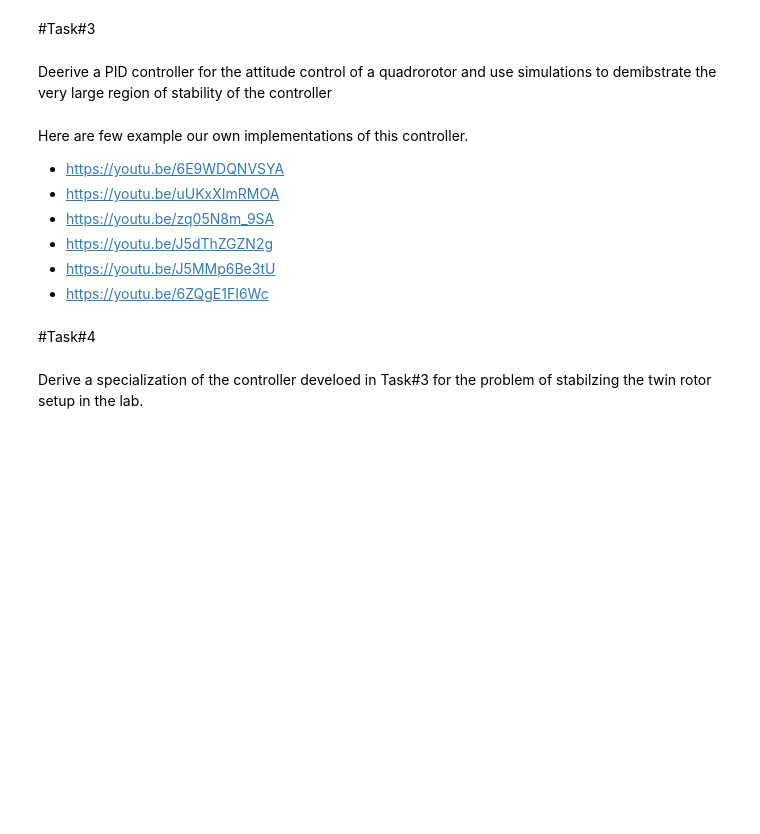
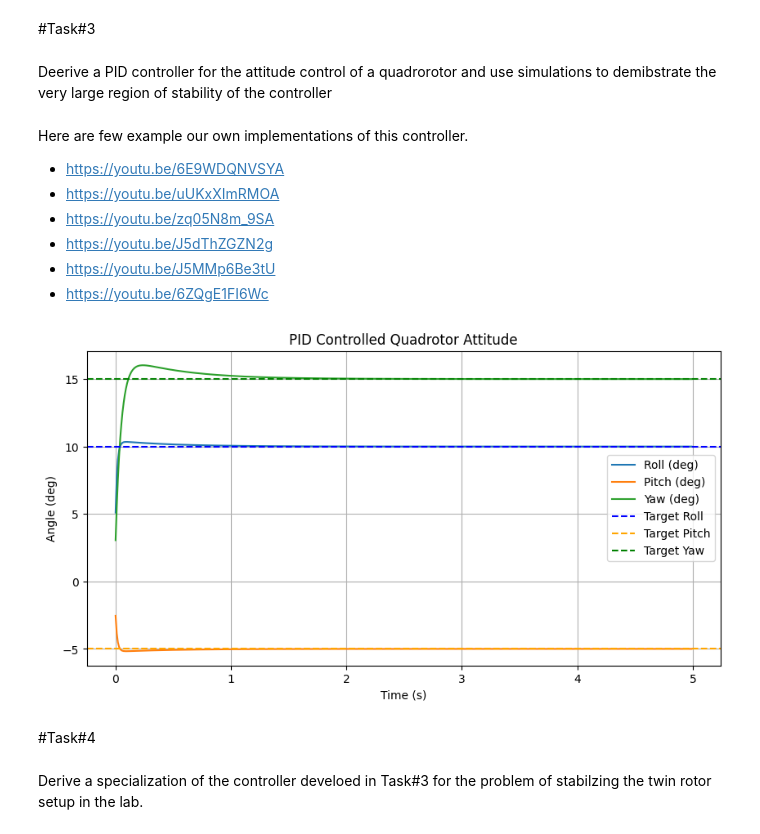
Before and after one commit to Buddhikagayan99/E-19-022, a Jupyter notebook: mechanics/assignments/ME421_ControlSystems_Lab.ipynb, the cells around one changed output. Saved outputs shown, nothing was run; the diff lists cells and outputs as text; code cells hidden in the pictures; blank space fills up the shorter version.

```diff
--- a/mechanics/assignments/ME421_ControlSystems_Lab.ipynb
+++ b/mechanics/assignments/ME421_ControlSystems_Lab.ipynb
@@ -156,6 +160,82 @@ Here are few example our own implementations of this controller.
 * https://youtu.be/J5dThZGZN2g
 * https://youtu.be/J5MMp6Be3tU
 * https://youtu.be/6ZQgE1FI6Wc
+# %%
+import numpy as np
+import matplotlib.pyplot as plt
+
+class PIDController:
+    def __init__(self, Kp, Ki, Kd, dt):
+        self.Kp = Kp
+        self.Ki = Ki
+        self.Kd = Kd
+        self.dt = dt
+        self.integral = 0
+        self.previous_error = 0
+
+    def compute(self, error):
+        self.integral += error * self.dt
+        derivative = (error - self.previous_error) / self.dt
+        output = self.Kp * error + self.Ki * self.integral + self.Kd * derivative
+        self.previous_error = error
+        return output
+
+class Quadrotor:
+    def __init__(self, dt=0.01):
+        self.dt = dt
+        self.angle = np.array([0.0, 0.0, 0.0])  # [roll, pitch, yaw]
+        self.angular_velocity = np.array([0.0, 0.0, 0.0])
+
+    def update(self, torque):
+        moment_of_inertia = np.array([0.02, 0.02, 0.04])  # Approximate values
+        angular_acceleration = torque / moment_of_inertia
+        self.angular_velocity += angular_acceleration * self.dt
+        self.angle += self.angular_velocity * self.dt
+
+# Simulation parameters
+dt = 0.01  # Time step
+time = np.arange(0, 5, dt)  # 5 seconds simulation
+
+# PID controllers for roll, pitch, and yaw
+pid_roll = PIDController(Kp=2.0, Ki=0.1, Kd=1.0, dt=dt)
+pid_pitch = PIDController(Kp=2.0, Ki=0.1, Kd=1.0, dt=dt)
+pid_yaw = PIDController(Kp=1.5, Ki=0.05, Kd=0.8, dt=dt)
+
+quadrotor = Quadrotor(dt)
+
+# Desired angles (setpoints)
+desired_angle = np.array([10.0, -5.0, 15.0])  # [roll, pitch, yaw]
+
+# Data storage
+angles = []
+for t in time:
+    error = desired_angle - quadrotor.angle
+    torque = np.array([
+        pid_roll.compute(error[0]),
+        pid_pitch.compute(error[1]),
+        pid_yaw.compute(error[2])
+    ])
+    quadrotor.update(torque)
+    angles.append(quadrotor.angle.copy())
+
+angles = np.array(angles)
+
+# Plot results
+plt.figure(figsize=(10, 5))
+plt.plot(time, angles[:, 0], label='Roll (deg)')
+plt.plot(time, angles[:, 1], label='Pitch (deg)')
+plt.plot(time, angles[:, 2], label='Yaw (deg)')
+plt.axhline(desired_angle[0], linestyle='--', color='blue', label='Target Roll')
+plt.axhline(desired_angle[1], linestyle='--', color='orange', label='Target Pitch')
+plt.axhline(desired_angle[2], linestyle='--', color='green', label='Target Yaw')
+plt.xlabel('Time (s)')
+plt.ylabel('Angle (deg)')
+plt.title('PID Controlled Quadrotor Attitude')
+plt.legend()
+plt.grid()
+plt.show()
+# %% [output]
+[figure, added]
 # %% [markdown]
 #Task#4
 # %% [markdown]
```
Also changed, not shown: parts of 2 cells of this notebook.
